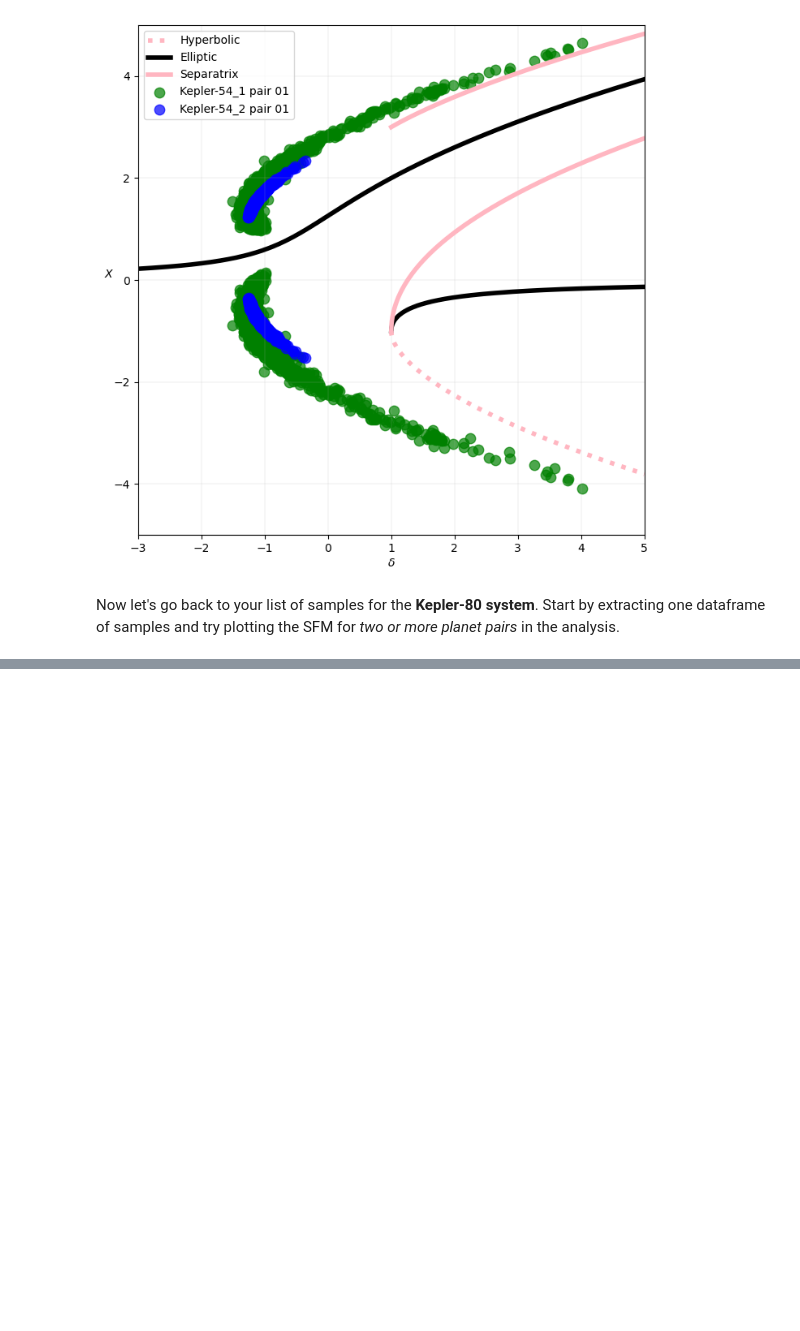
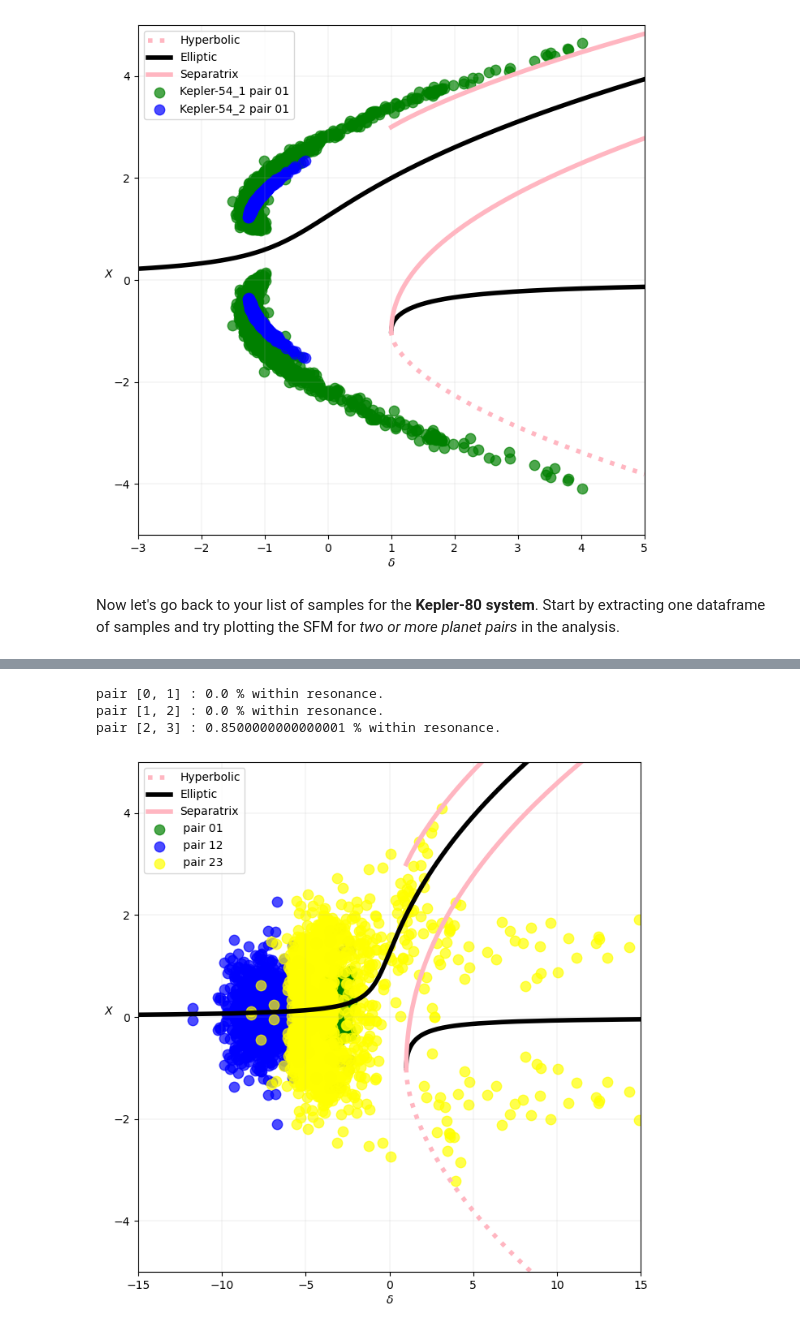
Before and after one commit to adleleu/resonantstate_nb, a Jupyter notebook: notebook_observations.ipynb, the cells around one changed output, grey strips where cells are left out. Drawn from its saved outputs; the diff is of its cells as text; code cells hidden in the pictures; blank space fills up the shorter version.

```diff
--- a/notebook_observations.ipynb
+++ b/notebook_observations.ipynb
@@ -300,0 +323,3 @@ Now let's go back to your list of samples for the **Kepler-80 system**. Start by
+# %%
+samples_Kepl80 = df_list_Kepl80[0]['sample']
+samples_Kepl80
@@ -301,9 +340,14 @@ Now let's go back to your list of samples for the **Kepler-80 system**. Start by
 # %%
-#plot_ell2SFM(samples_Kepl80,
-#             planet_pairs=[],
-#             resonances=[],
-#             colors=[[]],
-#             delta_lim=(-15,15),
-#             X_lim=(-5,5),
-#             check_resonance=True
-#             )
+plot_ell2SFM(samples_Kepl80,
+             planet_pairs=[[0,1],[1,2],[2,3]],
+             resonances=[2,2,3],
+             colors=[['green','blue','yellow']],
+             delta_lim=(-15,15),
+             X_lim=(-5,5),
+             check_resonance=True
+             )
+# %% [output]
+pair [0, 1] : 0.0 % within resonance.
+pair [1, 2] : 0.0 % within resonance.
+pair [2, 3] : 0.8500000000000001 % within resonance.
+[figure, added]
```
Also changed, not shown: parts of 8 cells of this notebook.
